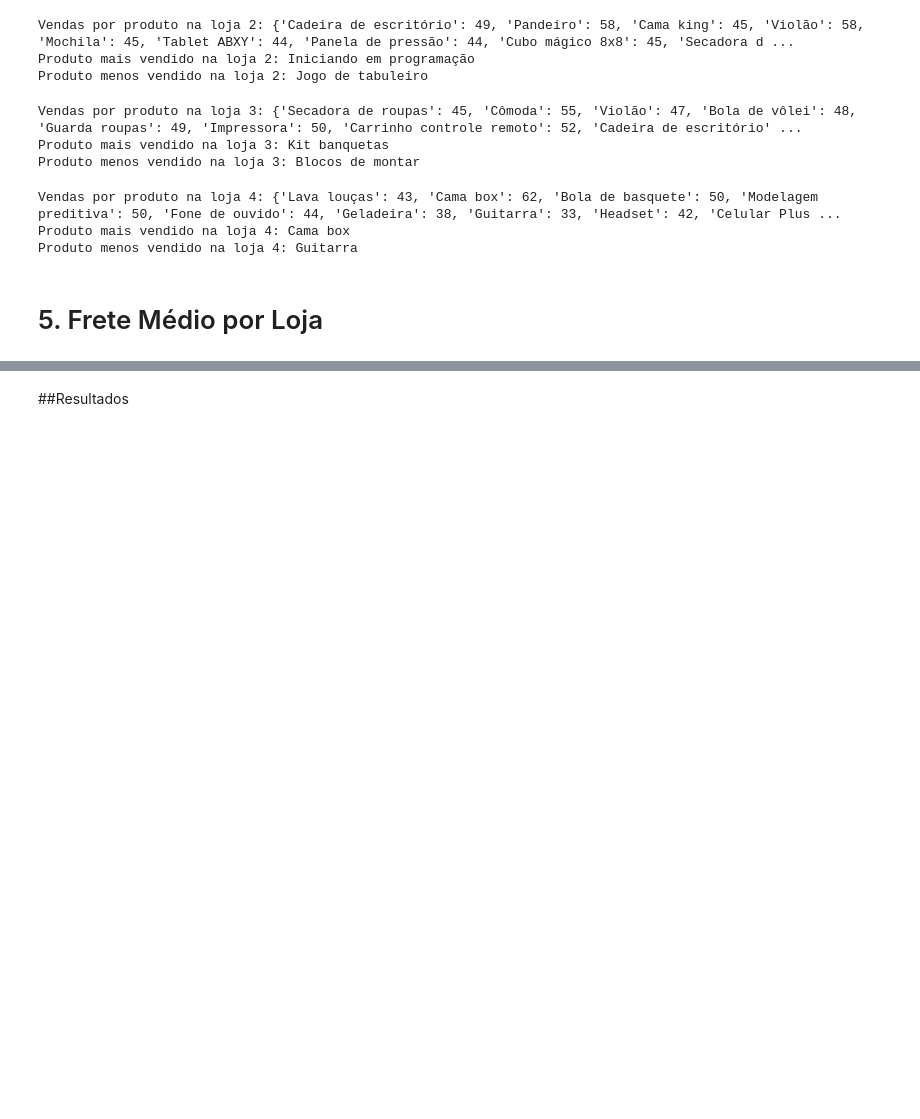
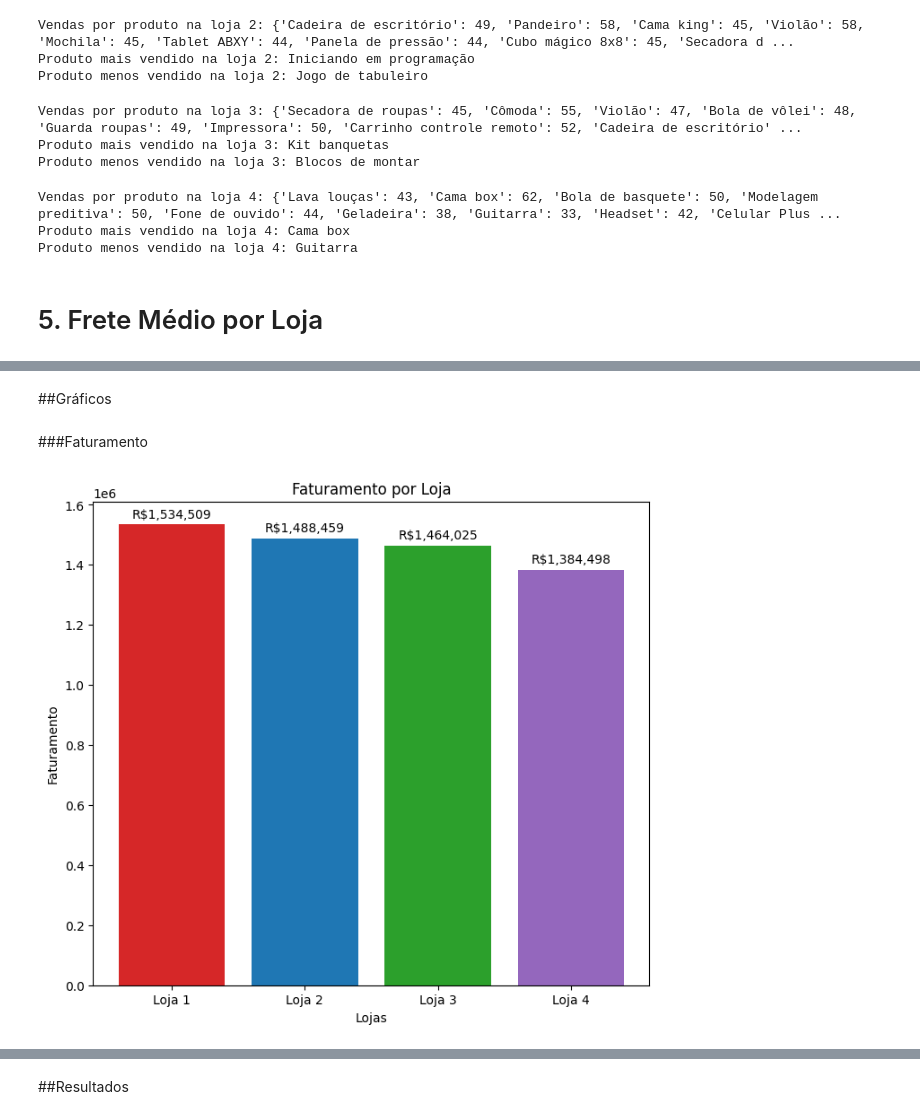
Before and after one commit to elisvw/AluraStore, a Jupyter notebook: AluraStoreBr.ipynb, the cells around one changed output, grey strips where cells are left out. Drawn from its saved outputs; the diff is of its cells as text; code cells hidden in the pictures; blank space fills up the shorter version.

Commit message:
Gráficos e Resultados

```diff
--- a/AluraStoreBr.ipynb
+++ b/AluraStoreBr.ipynb
@@ -26,6 +44,7 @@ loja.head()
 # %% [markdown]
 Análise do faturamento: Loja 1
 # %%
-faturamento_total_loja = round(sum(loja['Preço']), 2)
-print(f'Faturamento da Loja 1 = R${faturamento_total_loja}')
+faturamento_total_loja1 = round(sum(loja['Preço']), 2)
+valor_formatado1 = f'R${faturamento_total_loja1:,.2f}'.replace(',', 'X').replace('.', ',').replace('X', '.')
+print(f'Faturamento da Loja 1 = {valor_formatado1}')
 # %% [output]
@@ -273,0 +304,28 @@ print(f'Frete médio da loja 4: R${frete_medio_loja4}')
+# %% [markdown]
+##Gráficos
+# %% [markdown]
+###Faturamento
+# %%
+fig, ax = plt.subplots(figsize=(8, 7))
+
+lojas = ['Loja 1', 'Loja 2', 'Loja 3', 'Loja 4']
+counts = [faturamento_total_loja1, faturamento_total_loja2, faturamento_total_loja3, faturamento_total_loja4]
+bar_colors = ['tab:red', 'tab:blue', 'tab:green', 'tab:purple']
+
+bars = ax.bar(lojas, counts, color=bar_colors)
+
+for bar in bars:
+    height = bar.get_height()
+    ax.annotate(f'R${height:,.0f}',
+                xy=(bar.get_x() + bar.get_width() / 2, height),
+                xytext=(0, 3),
+                textcoords="offset points",
+                ha='center', va='bottom')
+
+ax.set_xlabel('Lojas')
+ax.set_ylabel('Faturamento')
+ax.set_title('Faturamento por Loja')
+
+plt.show()
+# %% [output]
+[figure, added]
```
Also changed, not shown: parts of 17 cells of this notebook.
